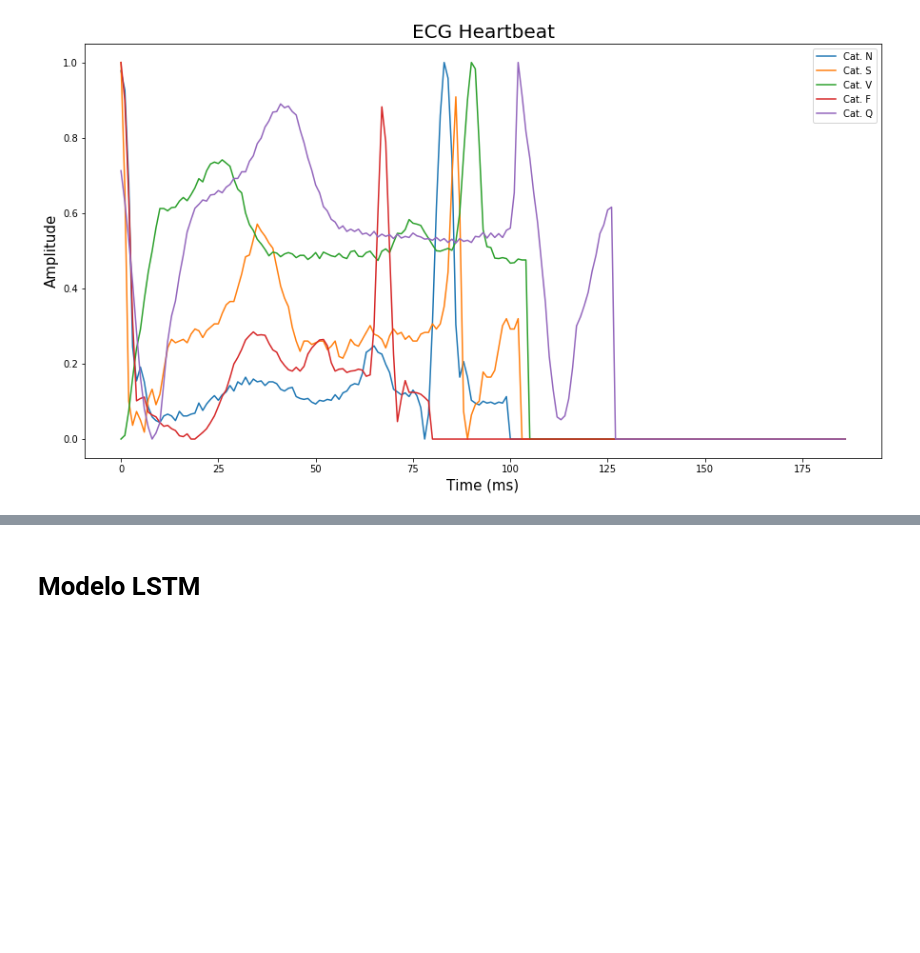
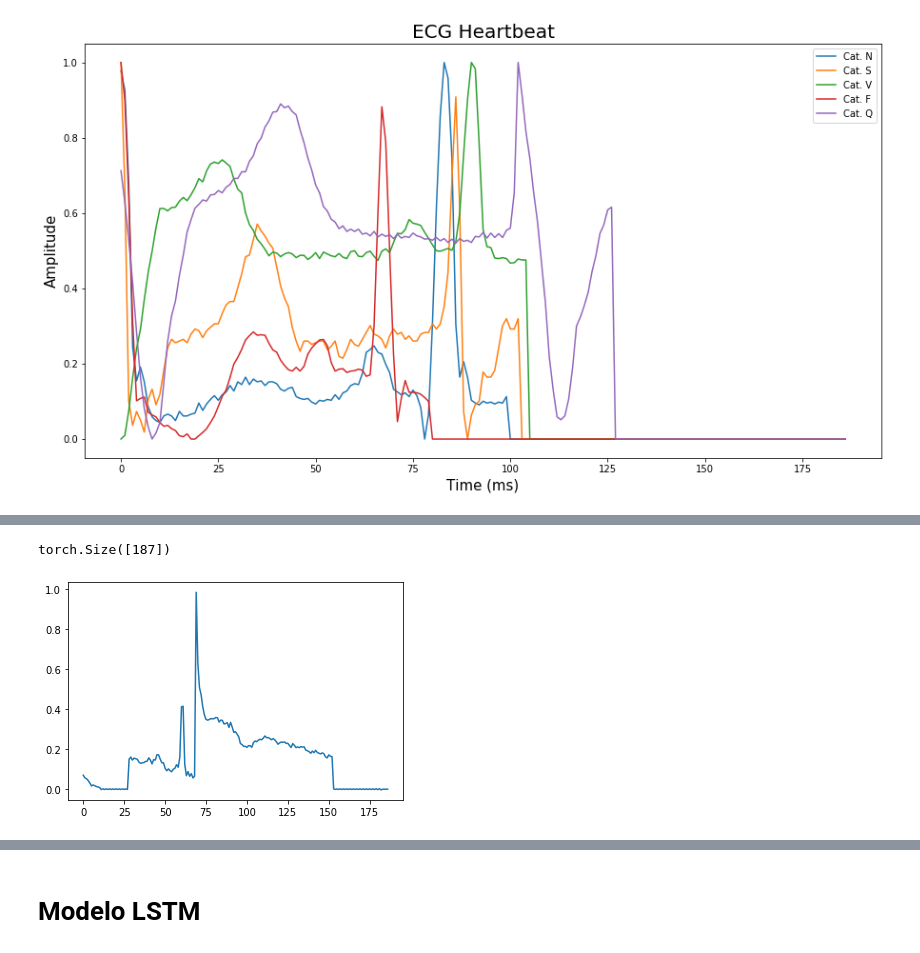
Before and after one commit to jvitors23/experimentos-PIBIC, a Jupyter notebook: kdRNN.ipynb, the cells around one changed output, grey strips where cells are left out. Cells and saved outputs as stored; diff of their text form; code cells hidden in the pictures; blank space fills up the shorter version.

```diff
--- a/kdRNN.ipynb
+++ b/kdRNN.ipynb
@@ -330,0 +359,6 @@ def getLoaders():
+# %%
+plt.plot(permutation(data[0][0]))
+plt.show()
+# %% [output]
+torch.Size([187])
+[figure, added]
```
Also changed, not shown: parts of 20 cells of this notebook.
